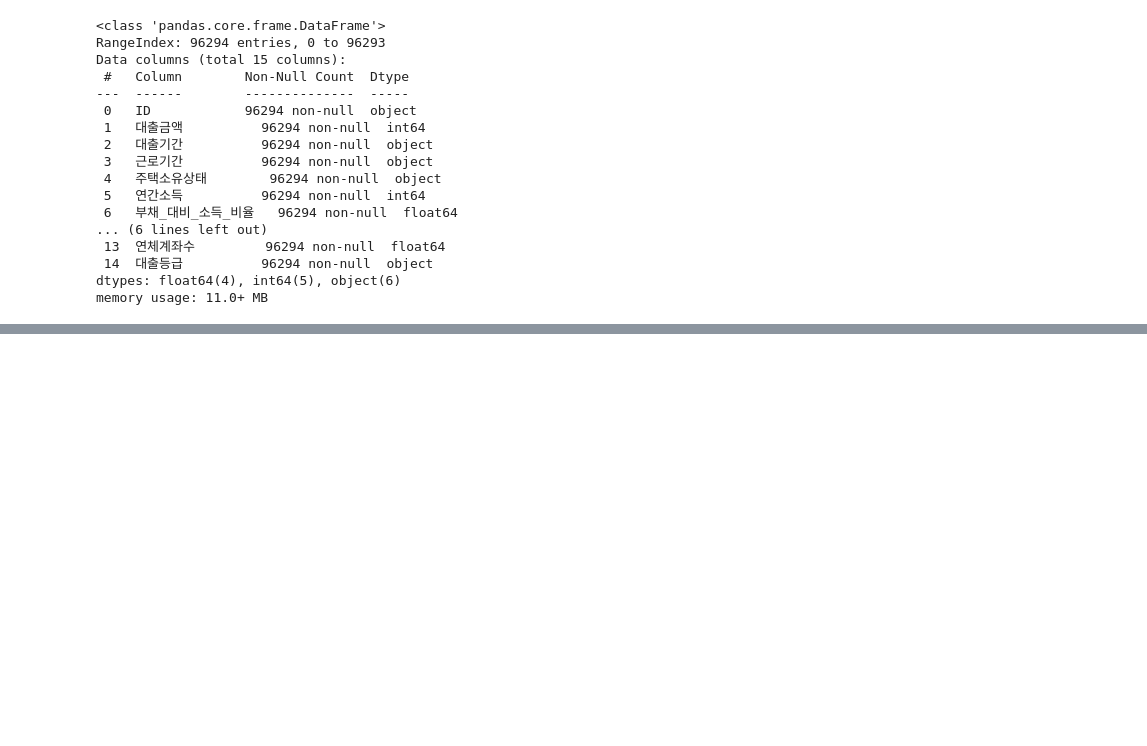
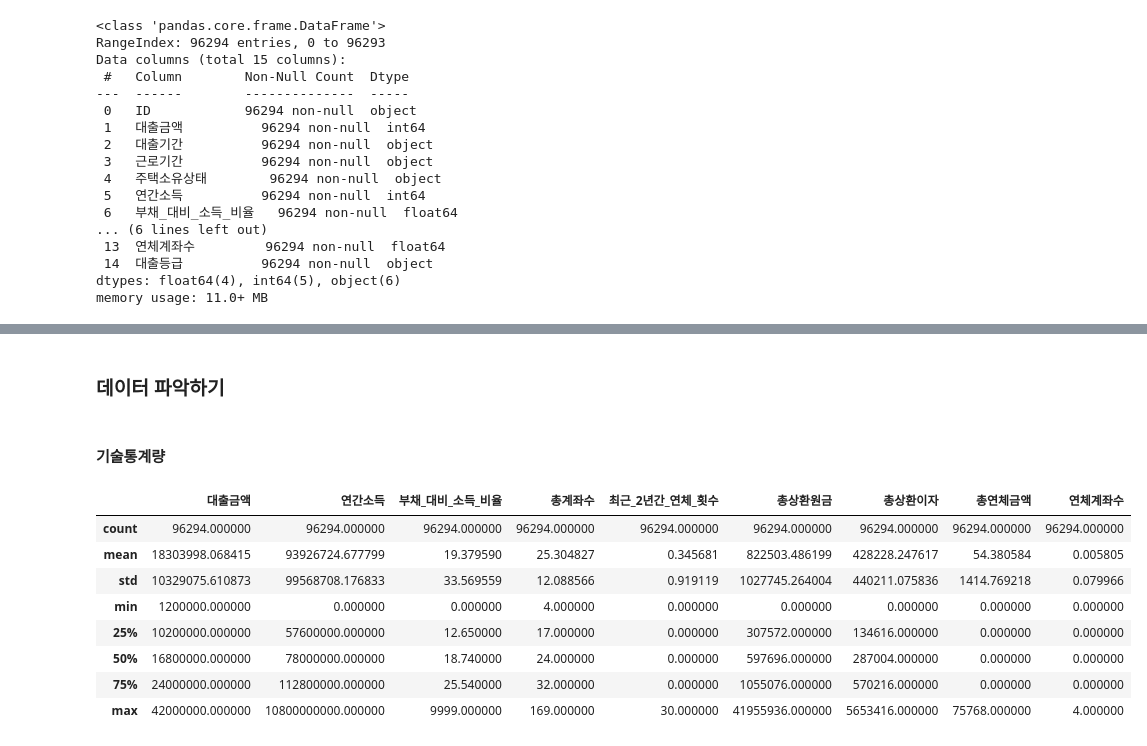
Before and after one commit to Dae-yangKim/Dacon_competiton, a Jupyter notebook: 2024.01.15/codes/eda_daeyangKim.ipynb, the cells around one changed output, grey strips where cells are left out. Cells and saved outputs as stored; diff of their text form; code cells hidden in the pictures; blank space fills up the shorter version.

```diff
--- a/2024.01.15/codes/eda_daeyangKim.ipynb
+++ b/2024.01.15/codes/eda_daeyangKim.ipynb
@@ -126,0 +141,20 @@ metadata.to_csv(path + 'metadata.csv')
+# %% [markdown]
+### 데이터 파악하기
+# %% [markdown]
+#### 기술통계량
+# %%
+# 기술통계량
+
+data = train.select_dtypes(['int' , 'float'])
+
+data.describe().style.background_gradient(cmap = 'summer_r')
+# %% [output]
+|  | 대출금액 | 연간소득 | 부채_대비_소득_비율 | 총계좌수 | 최근_2년간_연체_횟수 | 총상환원금 | 총상환이자 | 총연체금액 | 연체계좌수 |
+| count | 96294.000000 | 96294.000000 | 96294.000000 | 96294.000000 | 96294.000000 | 96294.000000 | 96294.000000 | 96294.000000 | 96294.000000 |
+| mean | 18303998.068415 | 93926724.677799 | 19.379590 | 25.304827 | 0.345681 | 822503.486199 | 428228.247617 | 54.380584 | 0.005805 |
+| std | 10329075.610873 | 99568708.176833 | 33.569559 | 12.088566 | 0.919119 | 1027745.264004 | 440211.075836 | 1414.769218 | 0.079966 |
+| min | 1200000.000000 | 0.000000 | 0.000000 | 4.000000 | 0.000000 | 0.000000 | 0.000000 | 0.000000 | 0.000000 |
+| 25% | 10200000.000000 | 57600000.000000 | 12.650000 | 17.000000 | 0.000000 | 307572.000000 | 134616.000000 | 0.000000 | 0.000000 |
+| 50% | 16800000.000000 | 78000000.000000 | 18.740000 | 24.000000 | 0.000000 | 597696.000000 | 287004.000000 | 0.000000 | 0.000000 |
+| 75% | 24000000.000000 | 112800000.000000 | 25.540000 | 32.000000 | 0.000000 | 1055076.000000 | 570216.000000 | 0.000000 | 0.000000 |
+| max | 42000000.000000 | 10800000000.000000 | 9999.000000 | 169.000000 | 30.000000 | 41955936.000000 | 5653416.000000 | 75768.000000 | 4.000000 |
```
Also changed, not shown: parts of 8 cells of this notebook, 2 other files.
